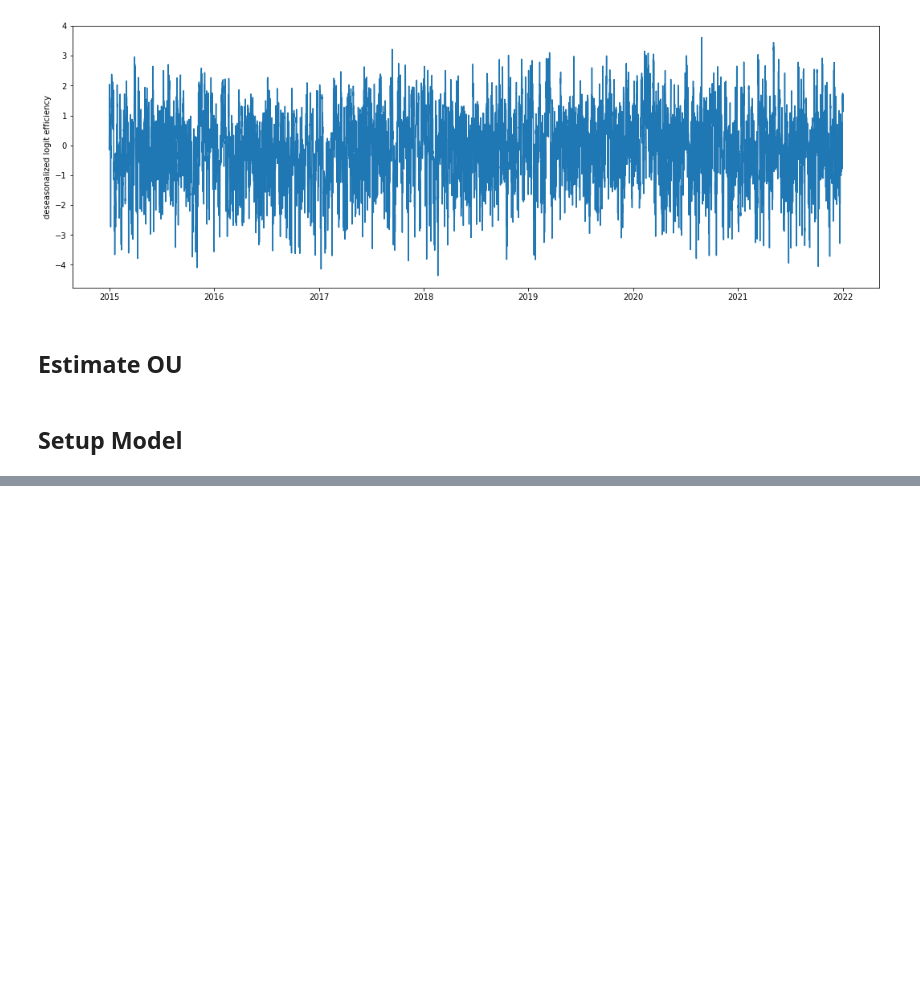
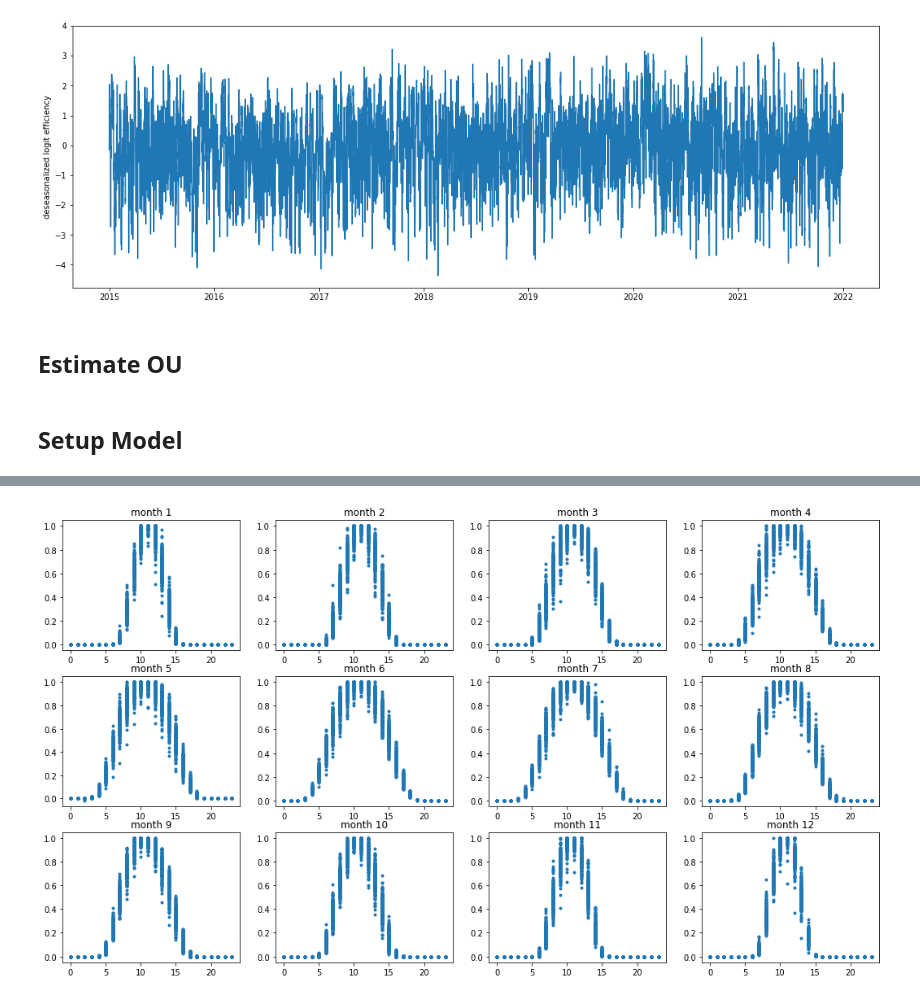
Before and after one commit to pikki622/RiVaPy, a Jupyter notebook: notebooks/models/calibration_residual_demand_model.ipynb, the cells around one changed output, grey strips where cells are left out. Saved outputs shown, nothing was run; the diff lists cells and outputs as text; code cells hidden in the pictures; blank space fills up the shorter version.

```diff
--- a/notebooks/models/calibration_residual_demand_model.ipynb
+++ b/notebooks/models/calibration_residual_demand_model.ipynb
@@ -148,0 +207,4 @@ for i in range(30):
+# %%
+solar_day['des_logit_efficiency'] = solar_day['logit_efficiency']-pf_target.compute(DateTimeGrid(solar_day.index))
+ou_model_solar = OrnsteinUhlenbeck(speed_of_mean_reversion = 5.0, volatility=0.1)
+ou_model_solar.calibrate(solar_day['des_logit_efficiency'].values,dt=1.0/(365.0), method = 'maximum_likelihood')#'minimum_least_square')
@@ -148,0 +213,2 @@ for i in range(30):
+# %%
+solar=solar.join(solar_day[['production']].rename(columns={'production': 'max_production'}), on='date')
@@ -148,0 +230,11 @@ for i in range(30):
+# %%
+solar['rel_production'] = solar['production']/solar['max_production']
+# %%
+plt.figure(figsize=(18,10))
+for i,m in enumerate(solar.month.unique()):
+    sel = solar[solar.index.month==m]
+    plt.subplot(3,4, i+1)
+    plt.plot(sel.index.hour.values, sel['rel_production'].values,'.')
+    plt.title('month ' + str(m))
+# %% [output]
+[figure, added]
```
Also changed, not shown: parts of 18 cells of this notebook, 2 other files.
